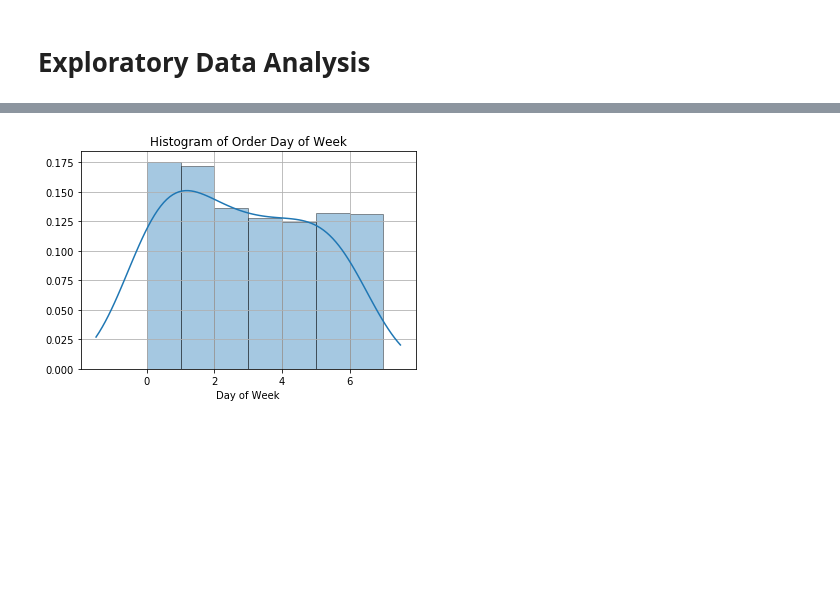
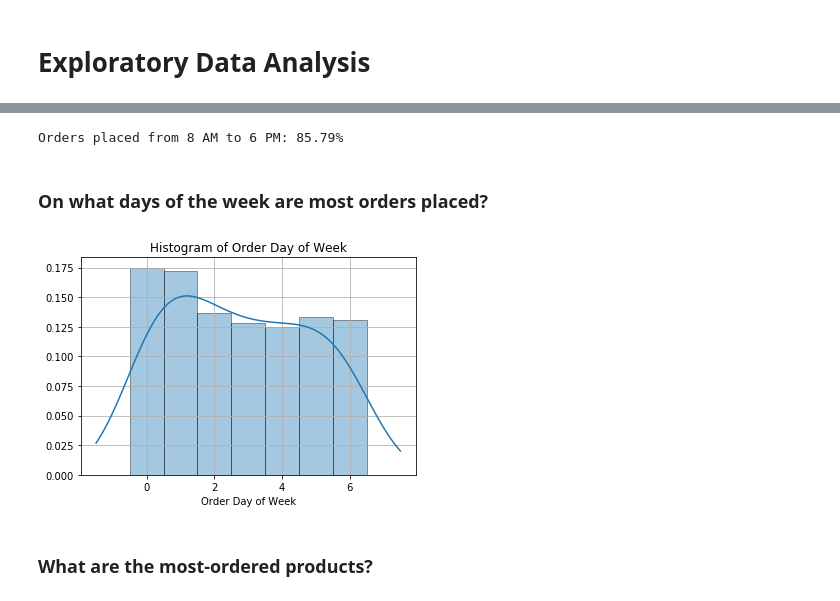
Before and after one commit to antonio-gor/Instacart-Data-Analysis, a Jupyter notebook: instacart_analysis.ipynb, the cells around one changed output, grey strips where cells are left out. Saved outputs shown, nothing was run; the diff lists cells and outputs as text; code cells hidden in the pictures; blank space fills up the shorter version.

```diff
--- a/instacart_analysis.ipynb
+++ b/instacart_analysis.ipynb
@@ -197,5 +242,16 @@ plot_hist(orders["order_hour_of_day"], range(0,22), .2,
+# %%
+orders_6to8 = orders[(orders["order_hour_of_day"] >= 6) &
+                     (orders["order_hour_of_day"] <= 18)]
+percent_6to8 = len(orders_6to8) / total * 100
+print(f"Orders placed from 8 AM to 6 PM: {percent_6to8:.4}%")
+# %% [output]
+Orders placed from 8 AM to 6 PM: 85.79%
+# %% [markdown]
+### On what days of the week are most orders placed?
 # %%
-plot_hist(orders["order_dow"], range(0,8), .5,
+plot_hist(orders["order_dow"], np.arange(0,7.5)-0.5, .5,
           "Order Day of Week")
 # %% [output]
-[figure, old version]
+[figure, new version]
+# %% [markdown]
+### What are the most-ordered products?
```
Also changed, not shown: parts of 9 cells of this notebook.
